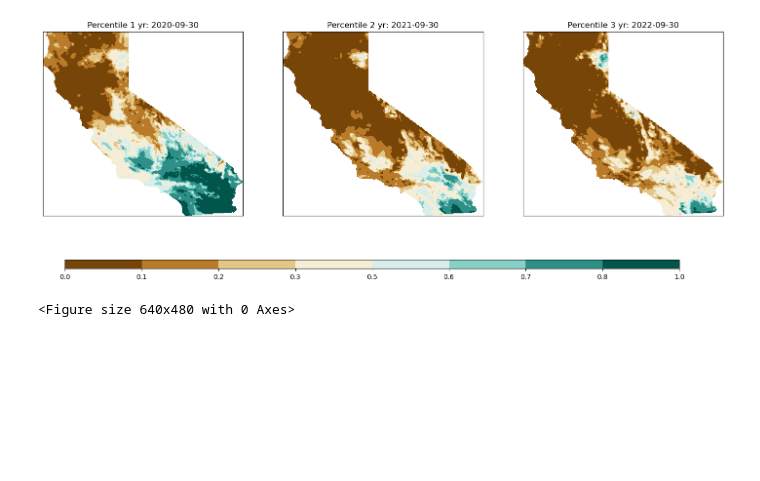
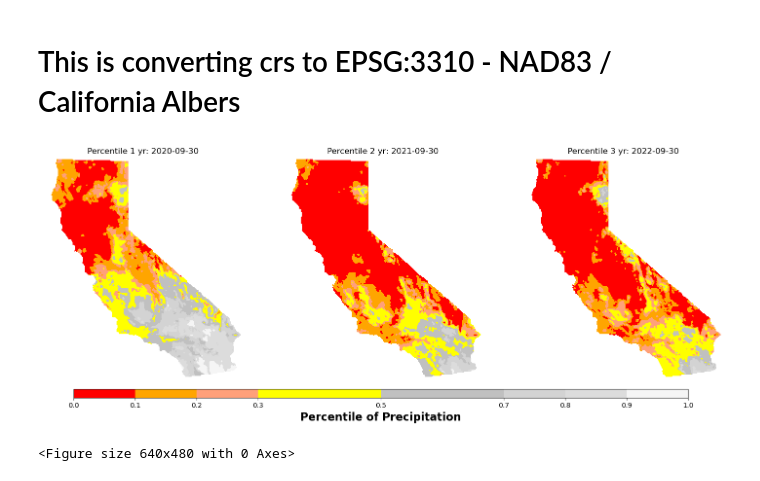
Before and after one commit to armenkonia/Drought_impacts, a Jupyter notebook: Precipitation/Percentile Precipitation/plot_pr_percentile.ipynb, the cells around one changed output. Drawn from its saved outputs; the diff is of its cells as text; code cells hidden in the pictures; blank space fills up the shorter version.

Commit message:
updated precipitation plots for percentile

```diff
--- a/Precipitation/Percentile Precipitation/plot_pr_percentile.ipynb
+++ b/Precipitation/Percentile Precipitation/plot_pr_percentile.ipynb
@@ -35,0 +155,2 @@ variable_to_plot_3yr = ds_3yr.percentile.values
+# %% [markdown]
+# This is converting crs to EPSG:3310 - NAD83 / California Albers
@@ -36,63 +185,66 @@ variable_to_plot_3yr = ds_3yr.percentile.values
 # %%
-variable_to_plot = ds_1yr.percentile.values
+# Extract longitude, latitude, and data values
+lon = ds_1yr.x.values
+lat = ds_1yr.y.values
+dates = ds_1yr.date.values
+
+
+variable_to_plot_1yr = ds_1yr.percentile.values
+variable_to_plot_2yr = ds_2yr.percentile.values
+variable_to_plot_3yr = ds_3yr.percentile.values
+
 lon_grid, lat_grid = np.meshgrid(lon, lat)
 
 # Define the indices for the slices
-indices = [368, 380, 392]
+indices = [368, 416, 428]
 # Plotting
 fig, axs = plt.subplots(1, 3, figsize=(18, 6))  # Create a figure with 3 subplots
 
 # Configure the colorbar scale to be between 0 and 1
-# colors = ['red', 'orange', 'lightsalmon', 'yellow', 'lightgrey', 'gainsboro','whitesmoke', 'white']
-colors = ['red', 'orange', 'lightsalmon', 'yellow', 'silver', 'lightgrey','gainsboro', 'whitesmoke']
+colors = ['red', 'orange', 'lightsalmon', 'yellow', 'yellow', 'silver', 'silver', 'lightgrey','gainsboro', 'whitesmoke']
 
-# colors = ['red', 'orange', 'lightsalmon', 'yellow', 'lightgrey', 'lightgrey','lightgrey', 'lightgrey']
-
-bounds = [0, 0.1, 0.2, 0.3, 0.5, 0.6, 0.7, 0.8, 1.0]
-norm = BoundaryNorm(bounds, len(colors))
 custom_cmap = ListedColormap(colors)
-levels = [0, 0.1, 0.2, 0.3, 0.5, 0.6, 0.7, 0.8, 1.0]
-
-cmap_discrete = ListedColormap(plt.get_cmap('BrBG')(np.linspace(0, 1, 17))[1::2])
+levels = [0, 0.1, 0.2, 0.3, 0.4, 0.5, 0.6, 0.7, 0.8, 0.9, 1.0]
 
 # Plot on the first subplot
-img = axs[0].contourf(lon, lat, variable_to_plot_1yr[:, :, 368], cmap=cmap_discrete, levels=levels)
+img = axs[0].contourf(lon, lat, variable_to_plot_1yr[indices[0], :, :], cmap=custom_cmap, levels=levels)
 dates = ds_1yr.date.values
-axs[0].set_title(f'Percentile 1 yr: {dates[368]}')
+axs[0].set_title(f'Percentile 1 yr: {dates[indices[0]]}')
 axs[0].set_aspect('equal')
 
 
 # Plot on the second subplot
-axs[1].contourf(lon, lat, variable_to_plot_2yr[:, :, 416], cmap=cmap_discrete, levels=levels)
+axs[1].contourf(lon, lat, variable_to_plot_2yr[indices[1], :, :], cmap=custom_cmap, levels=levels)
 dates = ds_2yr.date.values
 dates = np.datetime_as_string(dates, unit='D')
-axs[1].set_title(f'Percentile 2 yr: {dates[416]}')
+axs[1].set_title(f'Percentile 2 yr: {dates[indices[1]]}')
 axs[1].set_aspect('equal')
 
 # Plot on the third subplot
-axs[2].contourf(lon, lat, variable_to_plot_3yr[:, :, 428], cmap=cmap_discrete, levels=levels)
+axs[2].contourf(lon, lat, variable_to_plot_3yr[indices[2], :, :], cmap=custom_cmap, levels=levels)
 dates = ds_3yr.date.values
 dates = np.datetime_as_string(dates, unit='D')
-axs[2].set_title(f'Percentile 3 yr: {dates[428]}')
+axs[2].set_title(f'Percentile 3 yr: {dates[indices[2]]}')
 axs[2].set_aspect('equal')
 
 for ax in axs:
-    # ax.spines['top'].set_visible(False)
-    # ax.spines['right'].set_visible(False)
-    # ax.spines['bottom'].set_visible(False)
-    # ax.spines['left'].set_visible(False)
+    ax.spines['top'].set_visible(False)
+    ax.spines['right'].set_visible(False)
+    ax.spines['bottom'].set_visible(False)
+    ax.spines['left'].set_visible(False)
     ax.set_xticks([])
     ax.set_yticks([])
     ax.set_xticklabels([])
     ax.set_yticklabels([])
 
 
-cbar_ax = fig.add_axes([0.15, 0.0, 0.7, 0.03])  # Adjust the position and size as needed
-cbar = plt.colorbar(img, ax=axs[0], orientation='horizontal', shrink=0.8, ticks=[0, 0.1, 0.2, 0.3, 0.5, 0.6, 0.7, 0.8, 1.0], cax=cbar_ax)
+cbar_ax = fig.add_axes([0.16, 0.05, 0.7, 0.03])  # Adjust the position and size as needed
+cbar = plt.colorbar(img, ax=axs[0], orientation='horizontal', shrink=0.8, ticks=[0, 0.1, 0.2, 0.3, 0.5, 0.7, 0.8, 0.9, 1.0], cax=cbar_ax)
+cbar.set_label('Percentile of Precipitation', fontsize=16, weight='bold')
 
 # fig.suptitle('Percentage of Average Precipitation')
 plt.show()
 plt.tight_layout()
 # %% [output]
-[figure, old version]
+[figure, new version]
 <Figure size 640x480 with 0 Axes>
```
Also changed, not shown: parts of 5 cells of this notebook, 2 other files.
